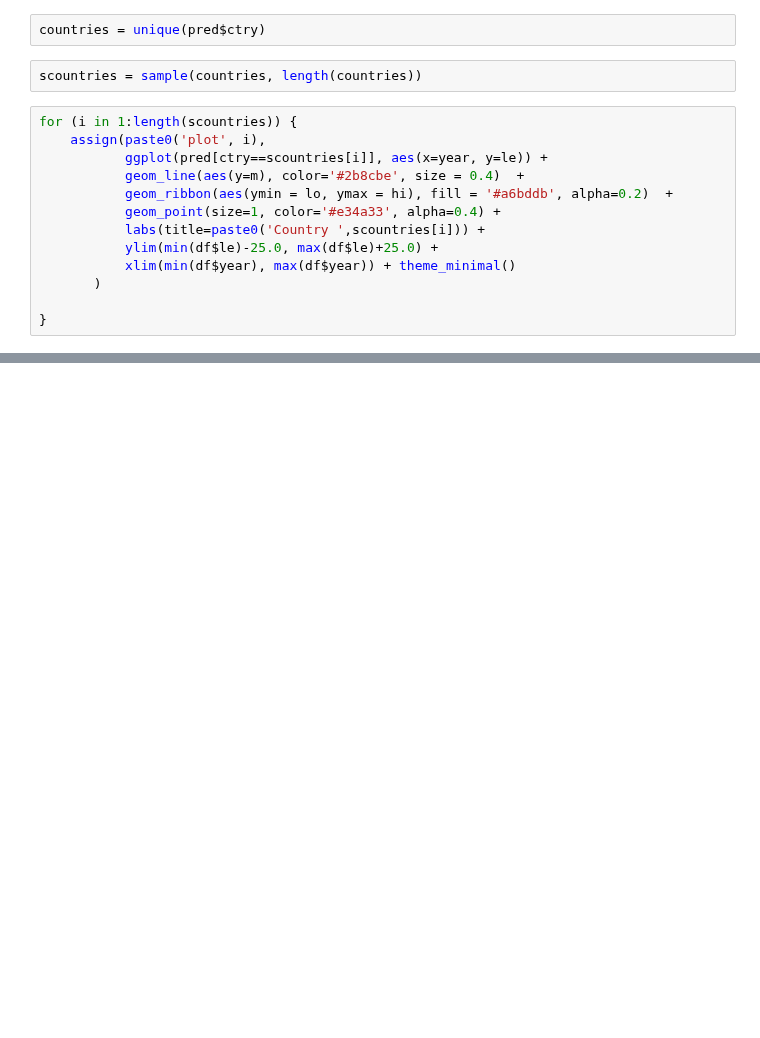
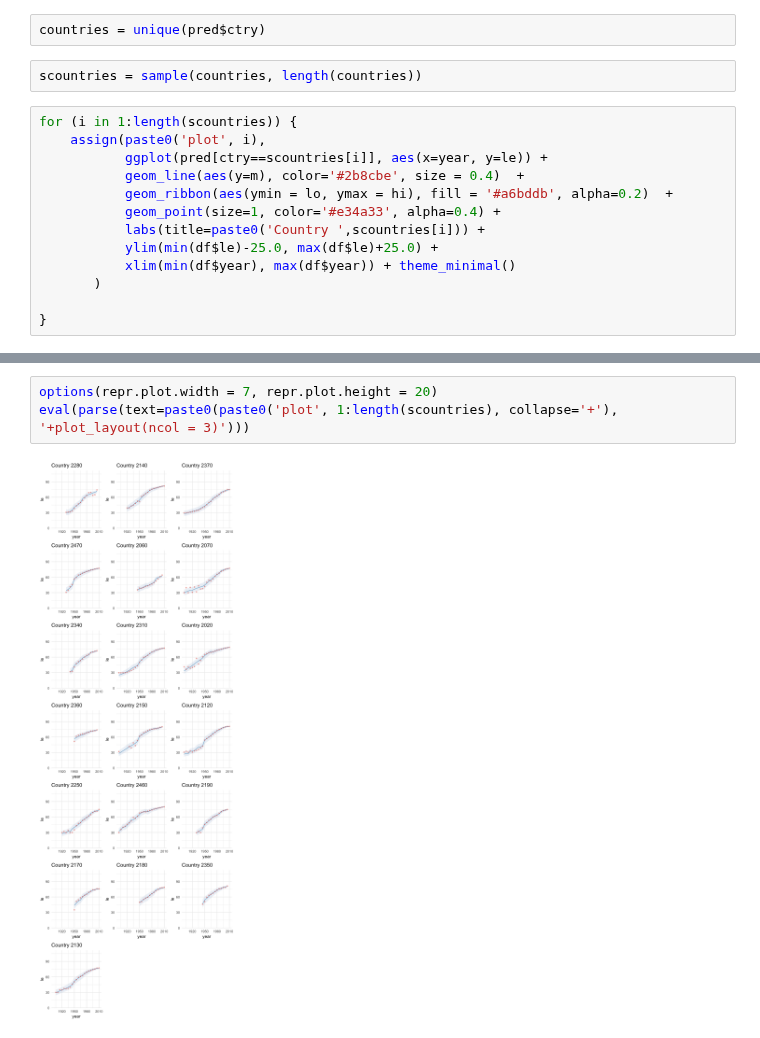
Before and after one commit to sdaza/lambda, a Jupyter notebook: notebooks/time_series_random_effect.ipynb, the cells around one changed output, grey strips where cells are left out. Saved outputs shown, nothing was run; the diff lists cells and outputs as text; blank space fills up the shorter version.

```diff
--- a/notebooks/time_series_random_effect.ipynb
+++ b/notebooks/time_series_random_effect.ipynb
@@ -144,0 +207,5 @@ eval(parse(text=paste0(paste0('plot', 1:length(scountries), collapse='+'), '+plo
+# %%
+options(repr.plot.width = 7, repr.plot.height = 20)
+eval(parse(text=paste0(paste0('plot', 1:length(scountries), collapse='+'), '+plot_layout(ncol = 3)')))
+# %% [output]
+[figure, added]
```
Also changed, not shown: parts of 10 cells of this notebook.
